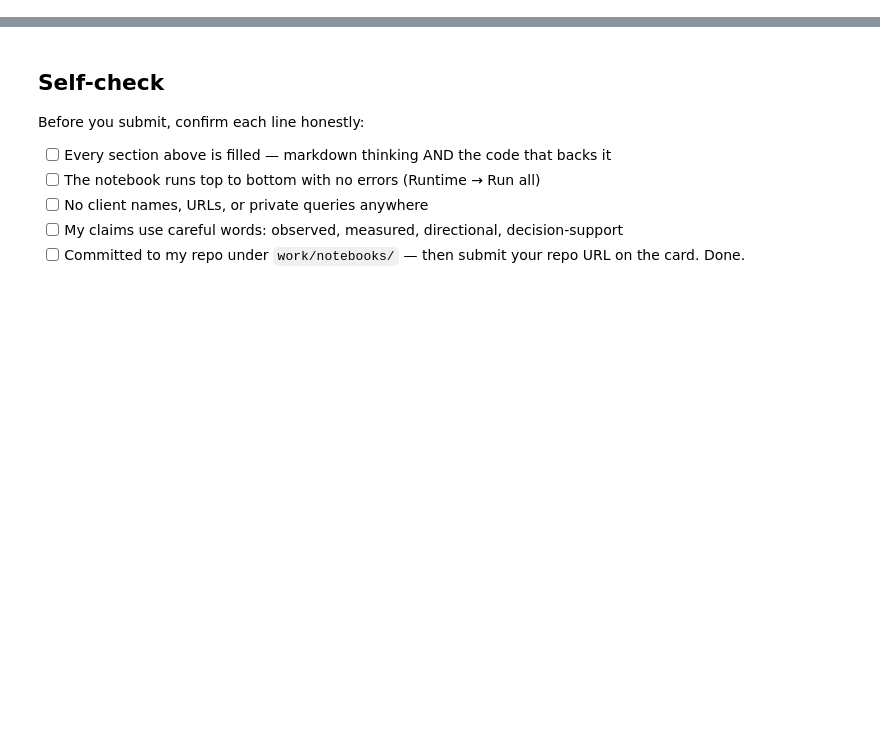
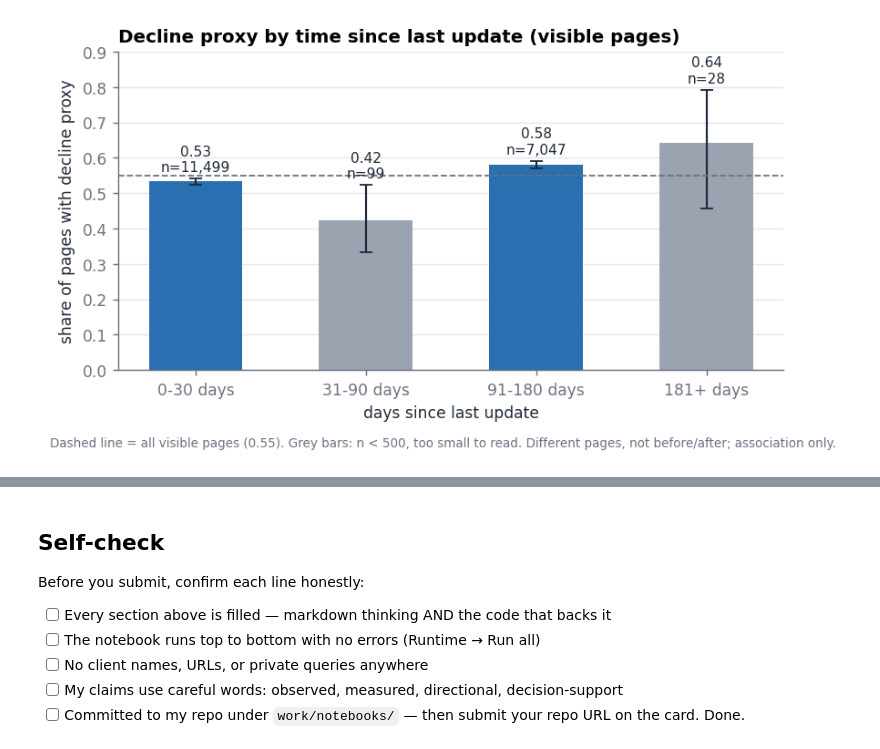
Before and after one commit to RamyaMuthumariappan/FlyRankAI, a Jupyter notebook: work/notebooks/w07_action_playbook.ipynb, the cells around one changed output, grey strips where cells are left out. Cells and saved outputs as stored; diff of their text form; code cells hidden in the pictures; blank space fills up the shorter version.

```diff
--- a/work/notebooks/w07_action_playbook.ipynb
+++ b/work/notebooks/w07_action_playbook.ipynb
@@ -43,0 +327,12 @@ This skeleton is yours to fill. Work the sections **in order** — each one has
+# %%
+# ---------------- the top of the queue, read the way an editor would (no IDs printed; the full queue is exported in section 5) ----------------
+top = df[act].sort_values("queue_rank").head(15)
+show = top[["queue_rank", "action", "avg_position", "ctr", "impressions_last_30d", "days_since_last_update", "click_gap_90d", "model_oof_prob", "confidence", "review_flags"]].copy()
+show["queue_rank"] = show["queue_rank"].astype(int)
+show["review_flags"] = show["review_flags"].replace("", "-")
+print(show.to_string(index=False))
+print("\nPlain-English reason for ranks 1-3:")
+for _, r in top.head(3).iterrows():
+    print(f"  #{int(r.queue_rank)}: {r.reason_text}")
+print("\nWhat would make a pick wrong: for CTR-gap pages, the low CTR may be structural (an answer box or AI overview absorbing clicks) or the")
+print("intent may not want a click; for stale pages, the last update may have been a bulk/template change rather than an editor looking at the page.")
@@ -43,0 +416,70 @@ This skeleton is yours to fill. Work the sections **in order** — each one has
+# %%
+def wilson(k, n, z=1.96):
+    p = k / n; d = 1 + z * z / n
+    c = (p + z * z / (2 * n)) / d; h = z * np.sqrt(p * (1 - p) / n + z * z / (4 * n * n)) / d
+    return c - h, c + h
+
+def decay_table(frame, by, labels=None):
+    rows = []
+    for key, g in frame.groupby(by, observed=True):
+        lo, hi = wilson(int(g["is_declining_label"].sum()), len(g))
+        rows.append({"bucket": key, "n": len(g), "decline_rate": round(g["is_declining_label"].mean(), 3),
+                     "ci95_low": round(lo, 3), "ci95_high": round(hi, 3), "median_impr_30d": float(g["impressions_last_30d"].median())})
+    return pd.DataFrame(rows)
+
+tier_order = ["0-30", "31-90", "91-180", "181+"]
+df["freshness_tier"] = pd.Categorical(df["freshness_tier"], categories=tier_order, ordered=True)
+t_all = decay_table(df, "freshness_tier")
+t_vis = decay_table(df[visible], "freshness_tier")
+print("Decline-proxy rate by freshness tier - ALL pages:"); print(t_all.to_string(index=False))
+print("\nSame, VISIBLE pages only (impressions_last_30d >= 50) - removes near-zero-traffic noise:"); print(t_vis.to_string(index=False))
+
+# finer cut: how is update timing actually distributed?
+bins = [-1, 14, 30, 60, 90, 120, 180, 10_000]
+labels = ["0-14", "15-30", "31-60", "61-90", "91-120", "121-180", "181+"]
+df["days_bucket"] = pd.cut(df["days_since_last_update"], bins=bins, labels=labels)
+t_fine = decay_table(df[visible], "days_bucket")
+print("\nFiner buckets (visible pages) - note how thin the middle is:"); print(t_fine.to_string(index=False))
+
+# robustness: does the 91-180 vs 0-30 gap point the same way inside individual clients?
+cl = []
+for cid, g in df[visible].groupby("client_id"):
+    a, b = g[g["freshness_tier"] == "0-30"], g[g["freshness_tier"] == "91-180"]
+    if len(a) >= 50 and len(b) >= 50:
+        cl.append(b["is_declining_label"].mean() - a["is_declining_label"].mean())
+cl = np.array(cl)
+print(f"\nWithin-client check (visible pages, clients with >=50 pages in BOTH tiers): {len(cl)} clients; "
+      f"91-180 has the higher decline rate in {(cl > 0).sum()} of {len(cl)}; median gap {np.median(cl):+.3f}")
+
+# update timing is clustered: how many pages share the same days_since_last_update, and which clients?
+vc = df["days_since_last_update"].value_counts()
+top2 = vc.head(2)
+cl104 = df[df["days_since_last_update"] == vc.index[1]]["client_id"].value_counts()
+print(f"\nUpdate timing is clustered: the two most common values ({int(top2.index[0])} and {int(top2.index[1])} days) cover {top2.sum() / len(df):.0%} of all pages;")
+print(f"{int(top2.iloc[1]):,} pages share exactly {int(top2.index[1])} days, and 3 clients account for {cl104.head(3).sum() / cl104.sum():.0%} of them -> these look like bulk updates, not page-by-page edits.")
+agg_gap = float(t_vis.set_index("bucket").loc["91-180", "decline_rate"] - t_vis.set_index("bucket").loc["0-30", "decline_rate"])
+all_gap = float(t_all.set_index("bucket").loc["91-180", "decline_rate"] - t_all.set_index("bucket").loc["0-30", "decline_rate"])
+print(f"Gap in decline-proxy rate, 91-180 minus 0-30 days: {all_gap:+.3f} across ALL pages, {agg_gap:+.3f} across VISIBLE pages (about half of the W4 all-page gap goes away once near-zero-traffic pages are removed).")
+RECEIPTS["update_timing_clustering"] = {"top2_share_of_pages": round(float(top2.sum() / len(df)), 3), "top2_values_days": [int(i) for i in top2.index],
+                                        "gap_91_180_minus_0_30_all": round(all_gap, 3), "gap_visible": round(agg_gap, 3)}
+g1 = t_vis.set_index("bucket")
+RECEIPTS["decay_insight"] = {
+    "all_pages": t_all.to_dict(orient="records"), "visible_pages": t_vis.to_dict(orient="records"), "fine_buckets_visible": t_fine.to_dict(orient="records"),
+    "within_client_clients": int(len(cl)), "within_client_91_180_higher": int((cl > 0).sum()), "within_client_median_gap": round(float(np.median(cl)), 3),
+    "wording": "observed association in one snapshot; selection into 'refreshed' is not controlled; no causal claim"}
+
+# ---- figure 2 ----
+fig, ax = plt.subplots(figsize=(6.4, 3.6))
+xs = np.arange(len(t_vis)); r = t_vis["decline_rate"].values
+ax.bar(xs, r, color=[C_MAIN, C_ALT, C_MAIN, C_ALT], width=0.55)
+ax.errorbar(xs, r, yerr=[r - t_vis["ci95_low"].values, t_vis["ci95_high"].values - r], fmt="none", ecolor=INK, capsize=4, lw=1.2)
+for x, (rate, n) in enumerate(zip(r, t_vis["n"])):
+    ax.text(x, t_vis["ci95_high"].values[x] + 0.012, f"{rate:.2f}\nn={n:,}", ha="center", va="bottom", fontsize=8.5, color=INK)
+ax.axhline(df.loc[visible, "is_declining_label"].mean(), color=MUTED, ls="--", lw=1)
+ax.set_xticks(xs); ax.set_xticklabels([f"{b} days" for b in t_vis["bucket"]]); ax.set_ylim(0, 0.9)
+ax.set_ylabel("share of pages with decline proxy"); ax.set_xlabel("days since last update")
+ax.set_title("Decline proxy by time since last update (visible pages)")  # one message: modest gap, tiny middle buckets
+ax.grid(axis="x", visible=False)
+fig.text(0.01, -0.02, f"Dashed line = all visible pages ({df.loc[visible, 'is_declining_label'].mean():.2f}). Grey bars: n < 500, too small to read. Different pages, not before/after; association only.", fontsize=7.5, color=MUTED)
+fig.tight_layout(); fig.savefig(f"{FIG_DIR}/w07_fig_decay_by_freshness.png", bbox_inches="tight"); plt.show()
+# %% [output]
@@ -43,0 +503 @@ This skeleton is yours to fill. Work the sections **in order** — each one has
+[figure, added]
```
Also changed, not shown: parts of 35 cells of this notebook.
